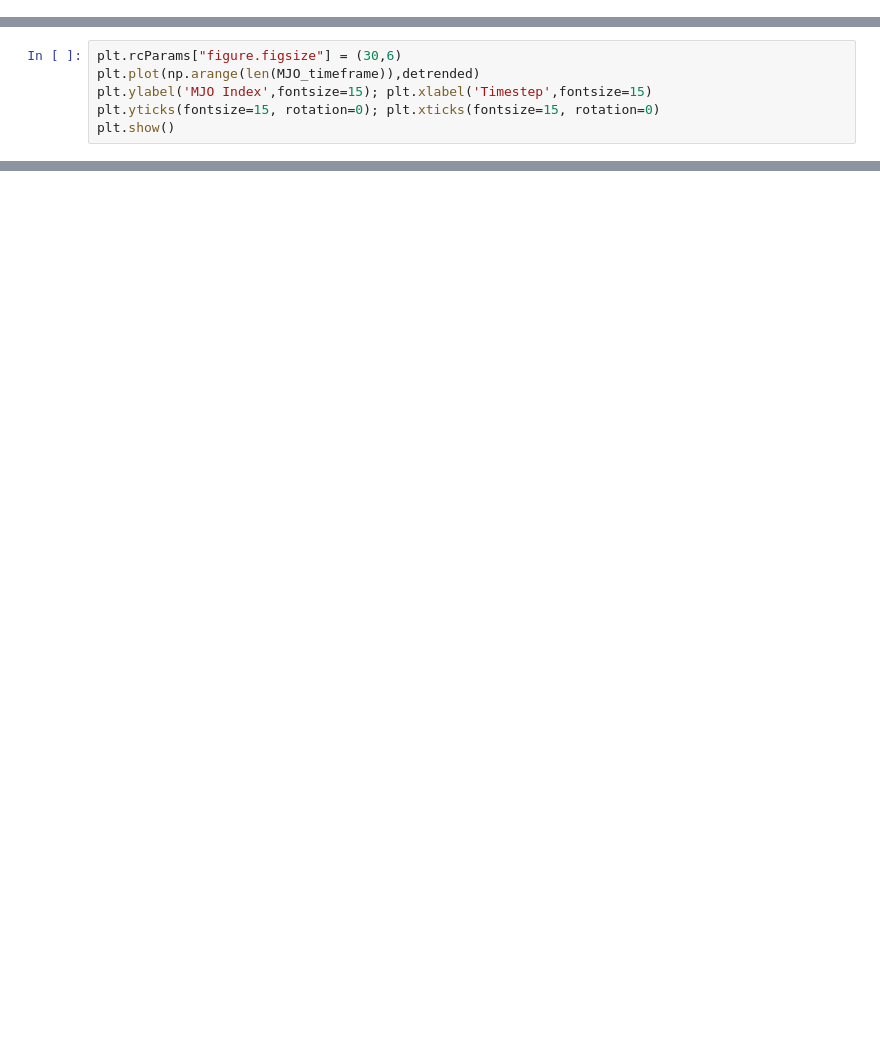
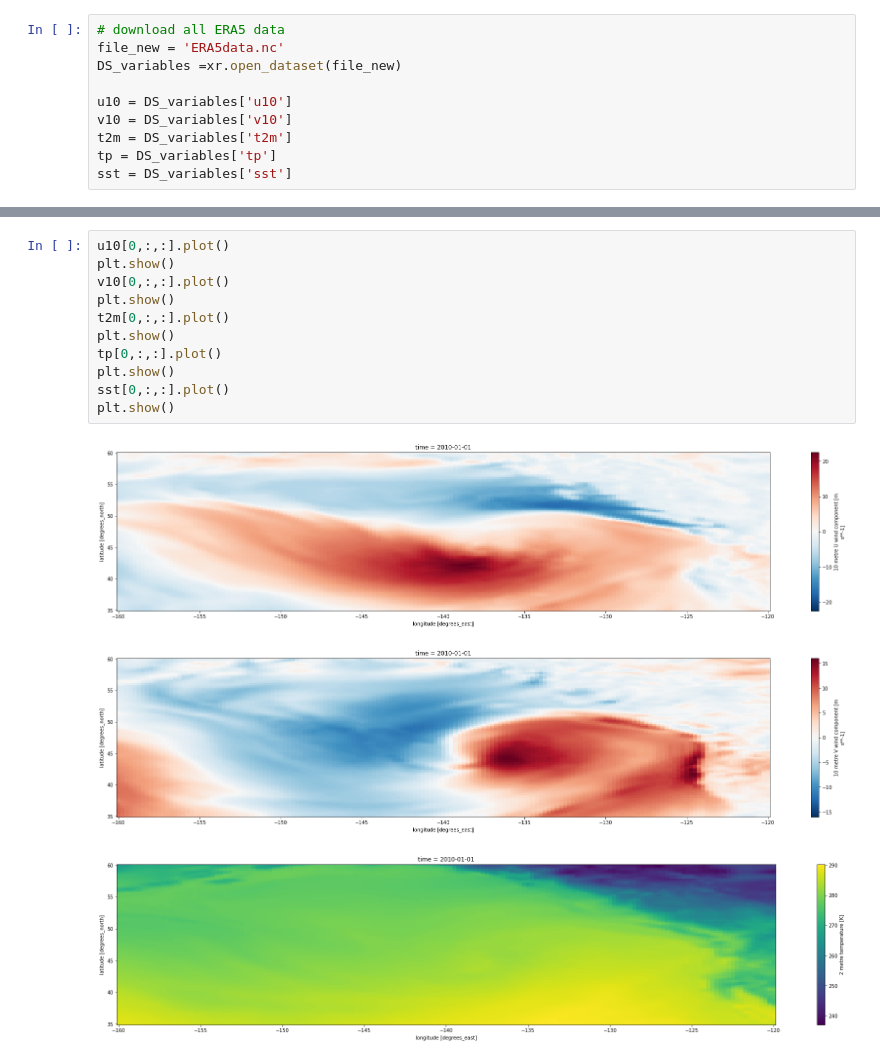
Before and after one commit to CassiaCai/MJO_chlorophyll_a_SST, a Jupyter notebook: Analysis.ipynb, the cells around one changed output, grey strips where cells are left out. Cells and saved outputs as stored; diff of their text form; blank space fills up the shorter version.

```diff
--- a/Analysis.ipynb
+++ b/Analysis.ipynb
@@ -9,0 +10,10 @@ import glob
+# %%
+# download all ERA5 data
+file_new = 'ERA5data.nc'
+DS_variables =xr.open_dataset(file_new)
+
+u10 = DS_variables['u10']
+v10 = DS_variables['v10']
+t2m = DS_variables['t2m']
+tp = DS_variables['tp']
+sst = DS_variables['sst']
@@ -44,6 +65,0 @@ detrended = notrend
-# %%
-plt.rcParams["figure.figsize"] = (30,6)
-plt.plot(np.arange(len(MJO_timeframe)),detrended)
-plt.ylabel('MJO Index',fontsize=15); plt.xlabel('Timestep',fontsize=15)
-plt.yticks(fontsize=15, rotation=0); plt.xticks(fontsize=15, rotation=0)
-plt.show()
@@ -75,0 +108,15 @@ Attributes:
+# %%
+u10[0,:,:].plot()
+plt.show()
+v10[0,:,:].plot()
+plt.show()
+t2m[0,:,:].plot()
+plt.show()
+tp[0,:,:].plot()
+plt.show()
+sst[0,:,:].plot()
+plt.show()
+# %% [output]
+[figure, added]
+[figure, added]
+[figure, added]
```
Also changed, not shown: parts of 23 cells of this notebook.
